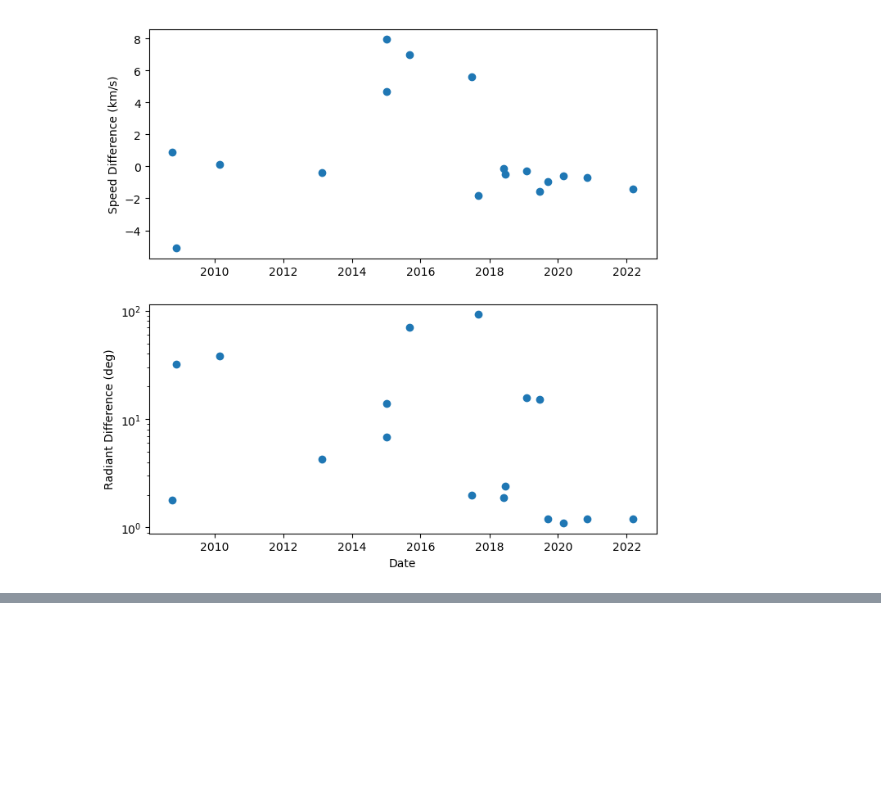
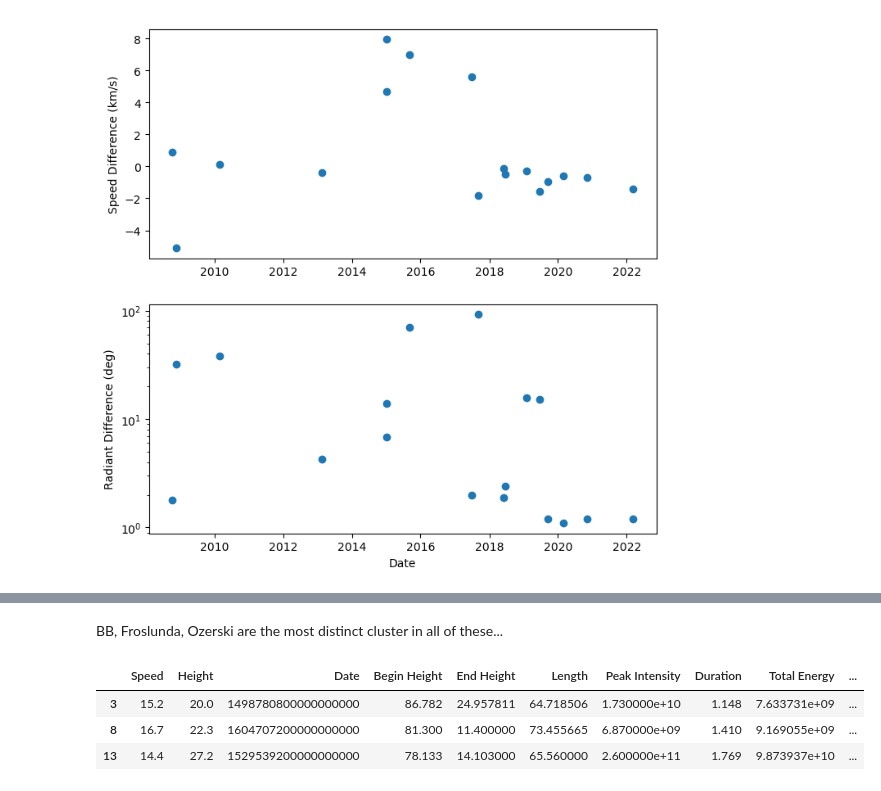
Before and after one commit to ia-chow/Thesis, a Jupyter notebook: speed_radiant_difference/speed_radiant_difference.ipynb, the cells around one changed output, grey strips where cells are left out. Cells and saved outputs as stored; diff of their text form; code cells hidden in the pictures; blank space fills up the shorter version.

```diff
--- a/speed_radiant_difference/speed_radiant_difference.ipynb
+++ b/speed_radiant_difference/speed_radiant_difference.ipynb
@@ -446,0 +669,9 @@ Text(0, 0.5, 'Radiant Difference (deg)')
+# %% [markdown]
+BB, Froslunda, Ozerski are the most distinct cluster in all of these...
+# %%
+x_df.iloc[indices_g1][variables]
+# %% [output]
+|  | Speed | Height | Date | Begin Height | End Height | Length | Peak Intensity | Duration | Total Energy | ... |
+| 3 | 15.2 | 20.0 | 1498780800000000000 | 86.782 | 24.957811 | 64.718506 | 1.730000e+10 | 1.148 | 7.633731e+09 | ... |
+| 8 | 16.7 | 22.3 | 1604707200000000000 | 81.300 | 11.400000 | 73.455665 | 6.870000e+09 | 1.410 | 9.169055e+09 | ... |
+| 13 | 14.4 | 27.2 | 1529539200000000000 | 78.133 | 14.103000 | 65.560000 | 2.600000e+11 | 1.769 | 9.873937e+10 | ... |
```
Also changed, not shown: parts of 26 cells of this notebook.
